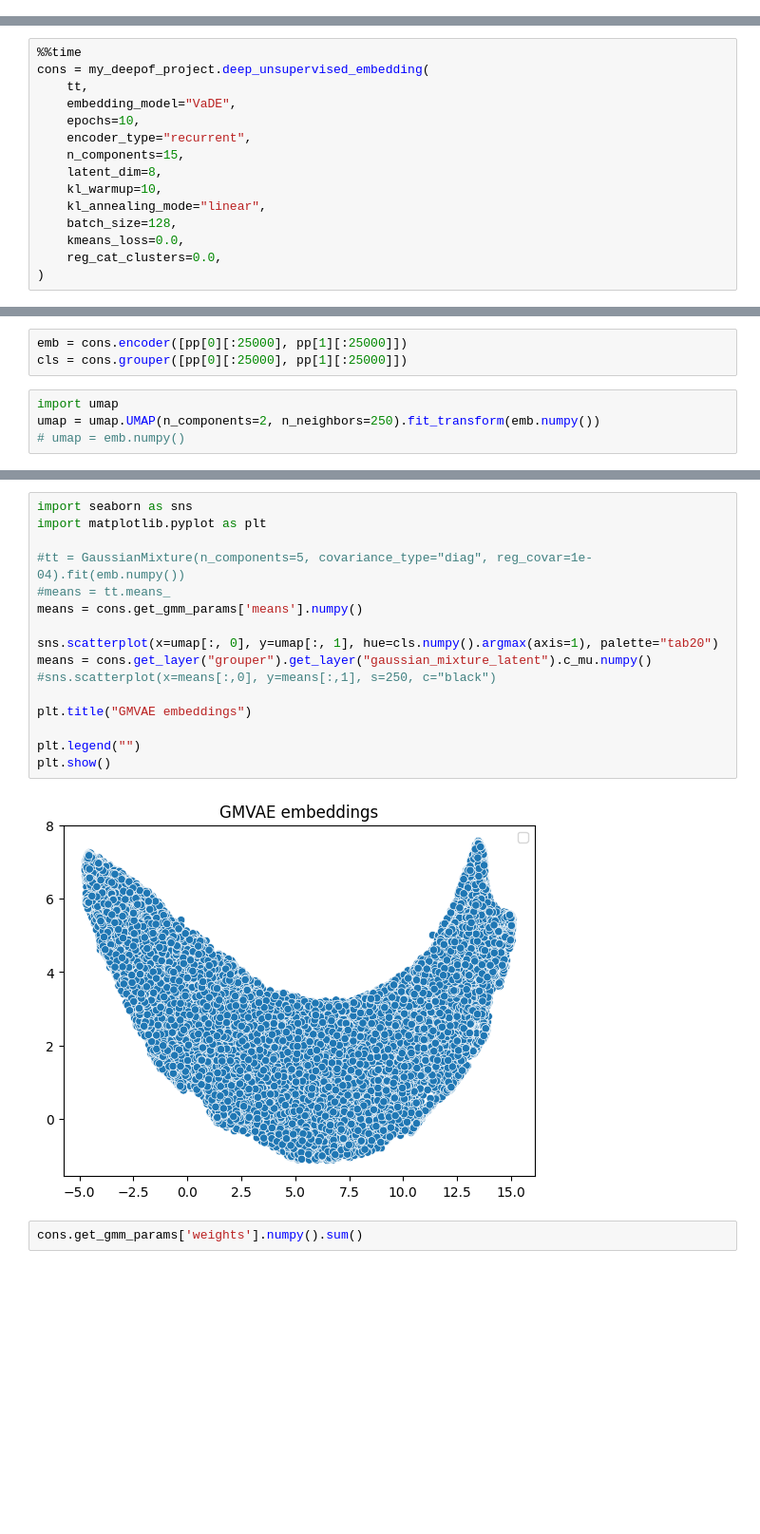
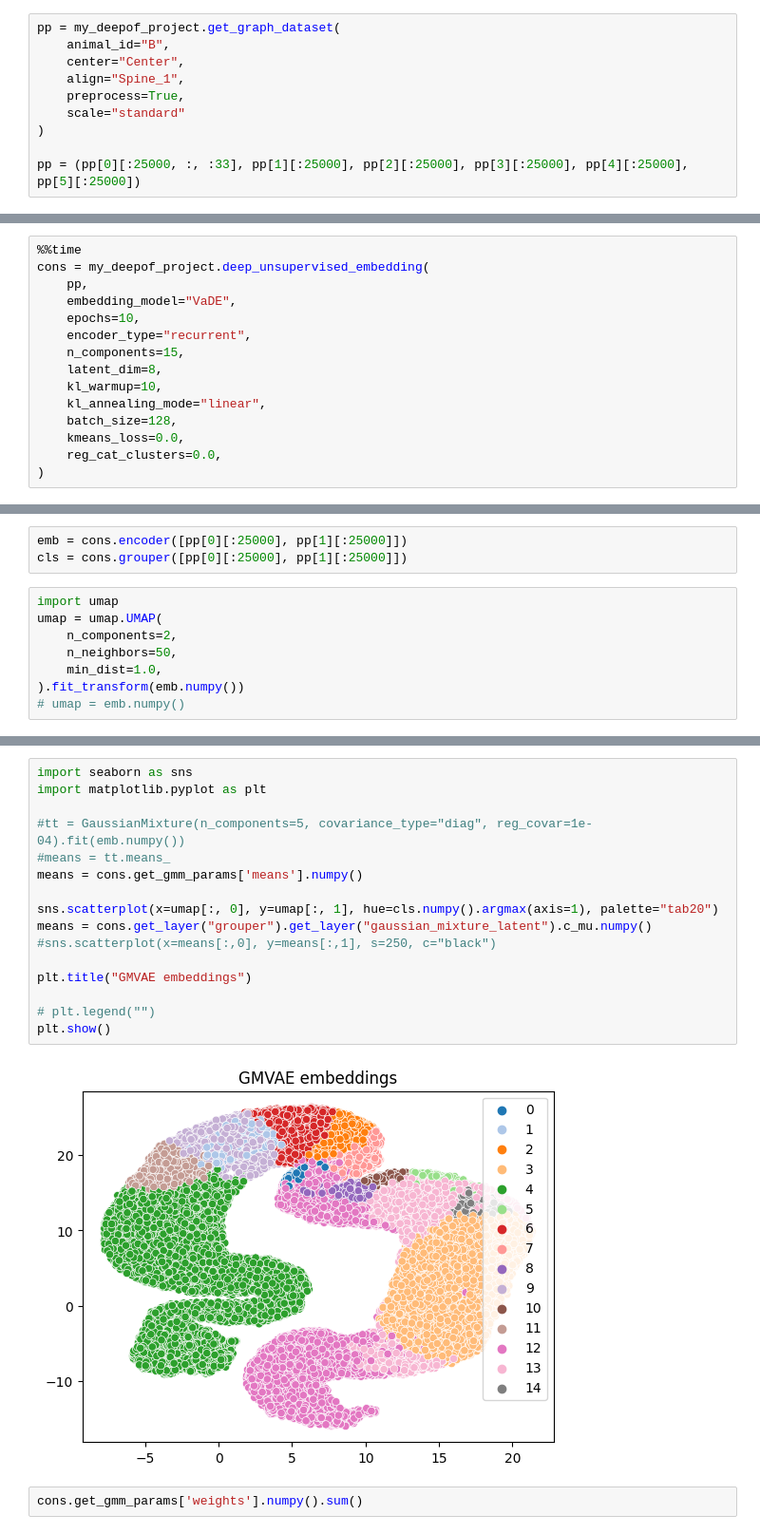
Before and after one commit to mlfpm/deepof, a Jupyter notebook: docs/source/tutorial_notebooks/deepof_unsupervised_tutorial.ipynb, the cells around one changed output, grey strips where cells are left out. Shown at 95% size. Saved outputs shown, nothing was run; the diff lists cells and outputs as text; blank space fills up the shorter version.

```diff
--- a/docs/source/tutorial_notebooks/deepof_unsupervised_tutorial.ipynb
+++ b/docs/source/tutorial_notebooks/deepof_unsupervised_tutorial.ipynb
@@ -199,0 +188,10 @@ pp = (pp[0][:25000], pp[1][:25000], pp[2][:25000], pp[3][:25000], pp[4][:25000],
+# %%
+pp = my_deepof_project.get_graph_dataset(
+    animal_id="B",
+    center="Center",
+    align="Spine_1",
+    preprocess=True,
+    scale="standard"
+)
+
+pp = (pp[0][:25000, :, :33], pp[1][:25000], pp[2][:25000], pp[3][:25000], pp[4][:25000], pp[5][:25000])
@@ -200,7 +254,7 @@ pp = (pp[0][:25000], pp[1][:25000], pp[2][:25000], pp[3][:25000], pp[4][:25000],
 # %%
 %%time
 cons = my_deepof_project.deep_unsupervised_embedding(
-    tt,
+    pp,
     embedding_model="VaDE",
     epochs=10,
     encoder_type="recurrent",
@@ -222,5 +304,9 @@ emb = cons.encoder([pp[0][:25000], pp[1][:25000]])
 cls = cons.grouper([pp[0][:25000], pp[1][:25000]])
 # %%
 import umap
-umap = umap.UMAP(n_components=2, n_neighbors=250).fit_transform(emb.numpy())
+umap = umap.UMAP(
+    n_components=2,
+    n_neighbors=50,
+    min_dist=1.0,
+).fit_transform(emb.numpy())
 # umap = emb.numpy()
@@ -255,21 +333,21 @@ cons.get_gmm_params
 # %%
 import seaborn as sns
 import matplotlib.pyplot as plt
 
 #tt = GaussianMixture(n_components=5, covariance_type="diag", reg_covar=1e-04).fit(emb.numpy())
 #means = tt.means_
 means = cons.get_gmm_params['means'].numpy()
 
 sns.scatterplot(x=umap[:, 0], y=umap[:, 1], hue=cls.numpy().argmax(axis=1), palette="tab20")
 means = cons.get_layer("grouper").get_layer("gaussian_mixture_latent").c_mu.numpy()
 #sns.scatterplot(x=means[:,0], y=means[:,1], s=250, c="black")
 
 plt.title("GMVAE embeddings")
 
-plt.legend("")
+# plt.legend("")
 plt.show()
 # %% [output]
-[figure, old version]
+[figure, new version]
 # %%
 cons.get_gmm_params['weights'].numpy().sum()
 # %%
```
Also changed, not shown: parts of 18 cells of this notebook, 4 other files.
